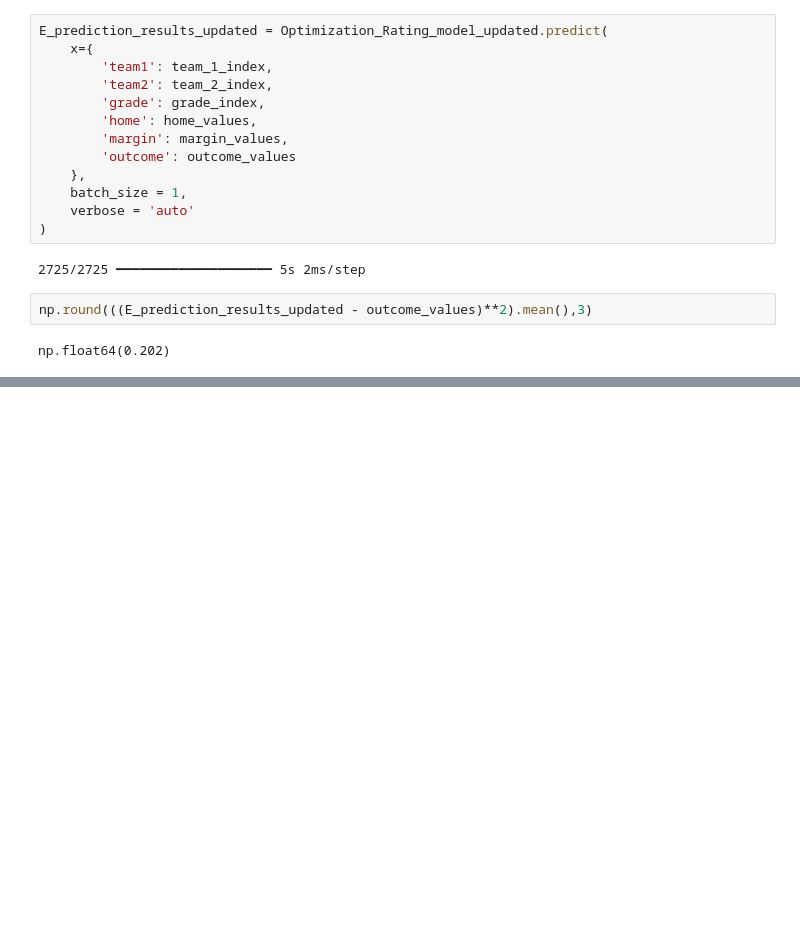
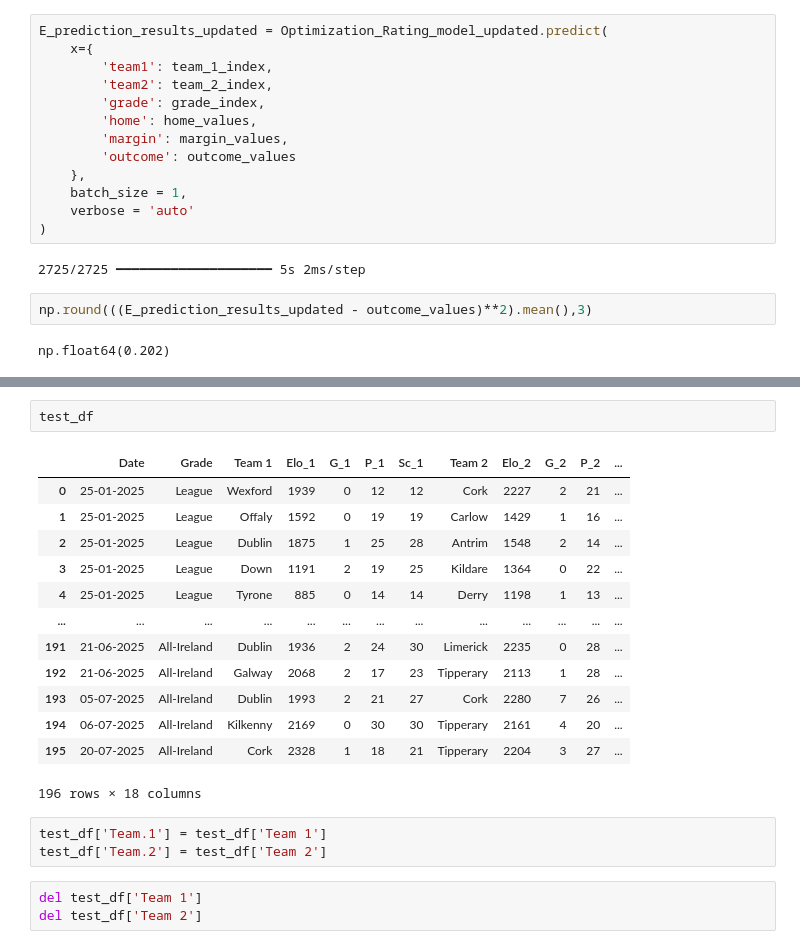
Before and after one commit to aswinsp1102/Modelling_Team_Performance_Hurling_Collab, a Jupyter notebook: Hurling_ELO_Rating_Optimizer_Final.ipynb, the cells around one changed output, grey strips where cells are left out. Drawn from its saved outputs; the diff is of its cells as text; blank space fills up the shorter version.

```diff
--- a/Hurling_ELO_Rating_Optimizer_Final.ipynb
+++ b/Hurling_ELO_Rating_Optimizer_Final.ipynb
@@ -1217,0 +1276,22 @@ np.float64(0.202)
+# %%
+test_df
+# %% [output]
+|  | Date | Grade | Team 1 | Elo_1 | G_1 | P_1 | Sc_1 | Team 2 | Elo_2 | G_2 | P_2 | ... |
+| 0 | 25-01-2025 | League | Wexford | 1939 | 0 | 12 | 12 | Cork | 2227 | 2 | 21 | ... |
+| 1 | 25-01-2025 | League | Offaly | 1592 | 0 | 19 | 19 | Carlow | 1429 | 1 | 16 | ... |
+| 2 | 25-01-2025 | League | Dublin | 1875 | 1 | 25 | 28 | Antrim | 1548 | 2 | 14 | ... |
+| 3 | 25-01-2025 | League | Down | 1191 | 2 | 19 | 25 | Kildare | 1364 | 0 | 22 | ... |
+| 4 | 25-01-2025 | League | Tyrone | 885 | 0 | 14 | 14 | Derry | 1198 | 1 | 13 | ... |
+| ... | ... | ... | ... | ... | ... | ... | ... | ... | ... | ... | ... | ... |
+| 191 | 21-06-2025 | All-Ireland | Dublin | 1936 | 2 | 24 | 30 | Limerick | 2235 | 0 | 28 | ... |
+| 192 | 21-06-2025 | All-Ireland | Galway | 2068 | 2 | 17 | 23 | Tipperary | 2113 | 1 | 28 | ... |
+| 193 | 05-07-2025 | All-Ireland | Dublin | 1993 | 2 | 21 | 27 | Cork | 2280 | 7 | 26 | ... |
+| 194 | 06-07-2025 | All-Ireland | Kilkenny | 2169 | 0 | 30 | 30 | Tipperary | 2161 | 4 | 20 | ... |
+| 195 | 20-07-2025 | All-Ireland | Cork | 2328 | 1 | 18 | 21 | Tipperary | 2204 | 3 | 27 | ... |
+196 rows × 18 columns
+# %%
+test_df['Team.1'] = test_df['Team 1']
+test_df['Team.2'] = test_df['Team 2']
+# %%
+del test_df['Team 1']
+del test_df['Team 2']
```
Also changed, not shown: parts of 42 cells of this notebook.
